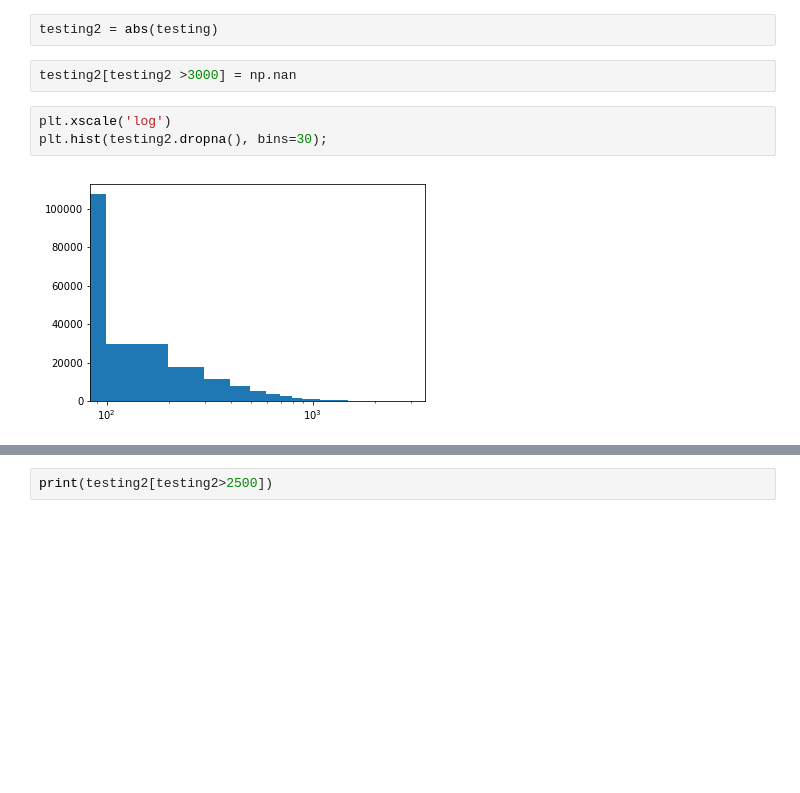
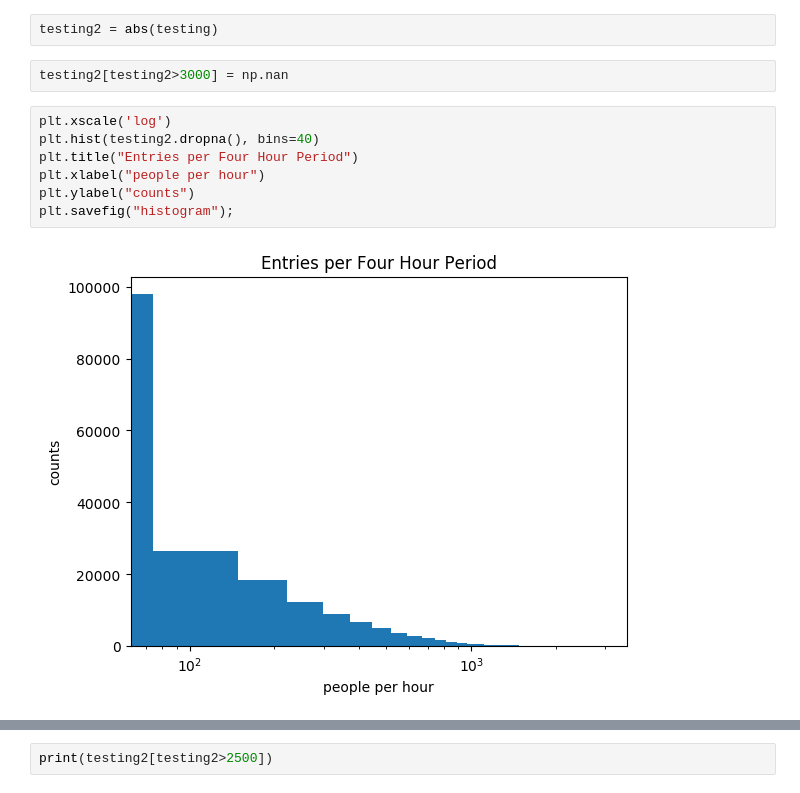
Before and after one commit to jonram91/MTAProject1, a Jupyter notebook: project_1_postBenson.ipynb, the cells around one changed output, grey strips where cells are left out. Saved outputs shown, nothing was run; the diff lists cells and outputs as text; blank space fills up the shorter version.

```diff
--- a/project_1_postBenson.ipynb
+++ b/project_1_postBenson.ipynb
@@ -304,9 +324,13 @@ testing = test.groupby(['station','linename','scp','unit'])['entries'].diff()
 # %%
 testing2 = abs(testing)
 # %%
-testing2[testing2 >3000] = np.nan
+testing2[testing2>3000] = np.nan
-# %%
-plt.xscale('log')
-plt.hist(testing2.dropna(), bins=30);
-# %% [output]
-[figure, removed]
+# %%
+plt.xscale('log')
+plt.hist(testing2.dropna(), bins=40)
+plt.title("Entries per Four Hour Period")
+plt.xlabel("people per hour")
+plt.ylabel("counts")
+plt.savefig("histogram");
+# %% [output]
+[figure, added]
```
Also changed, not shown: parts of 9 cells of this notebook.
